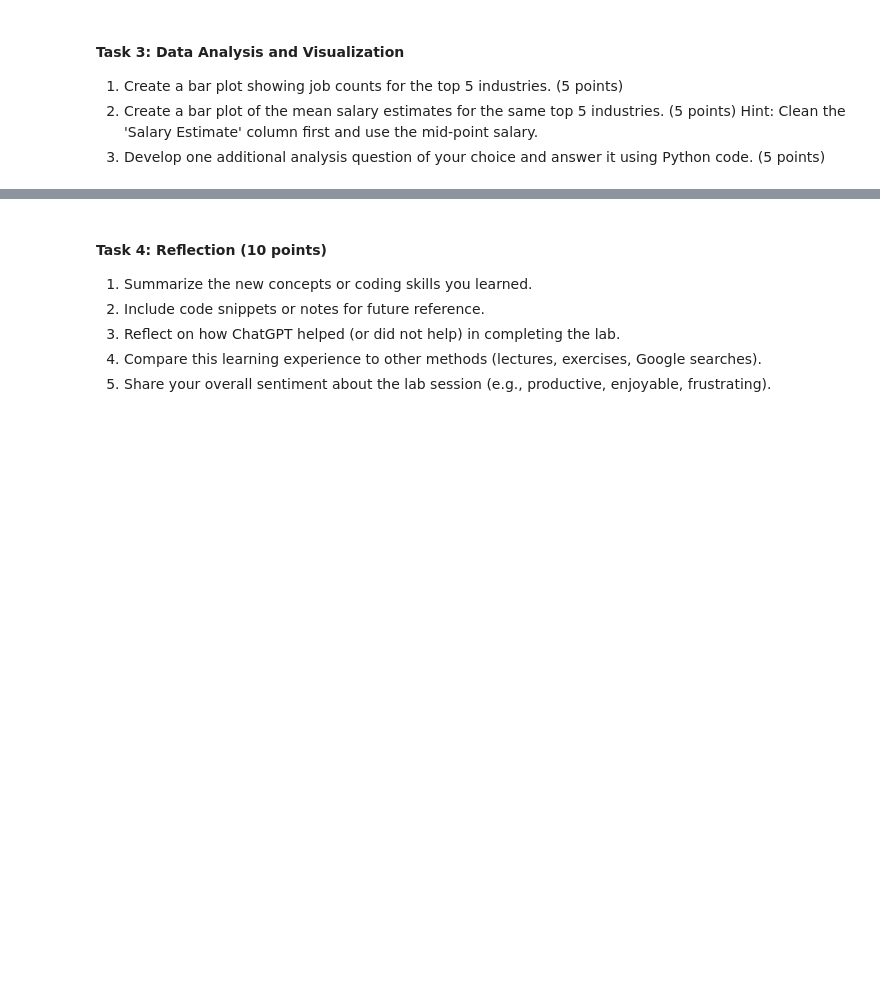
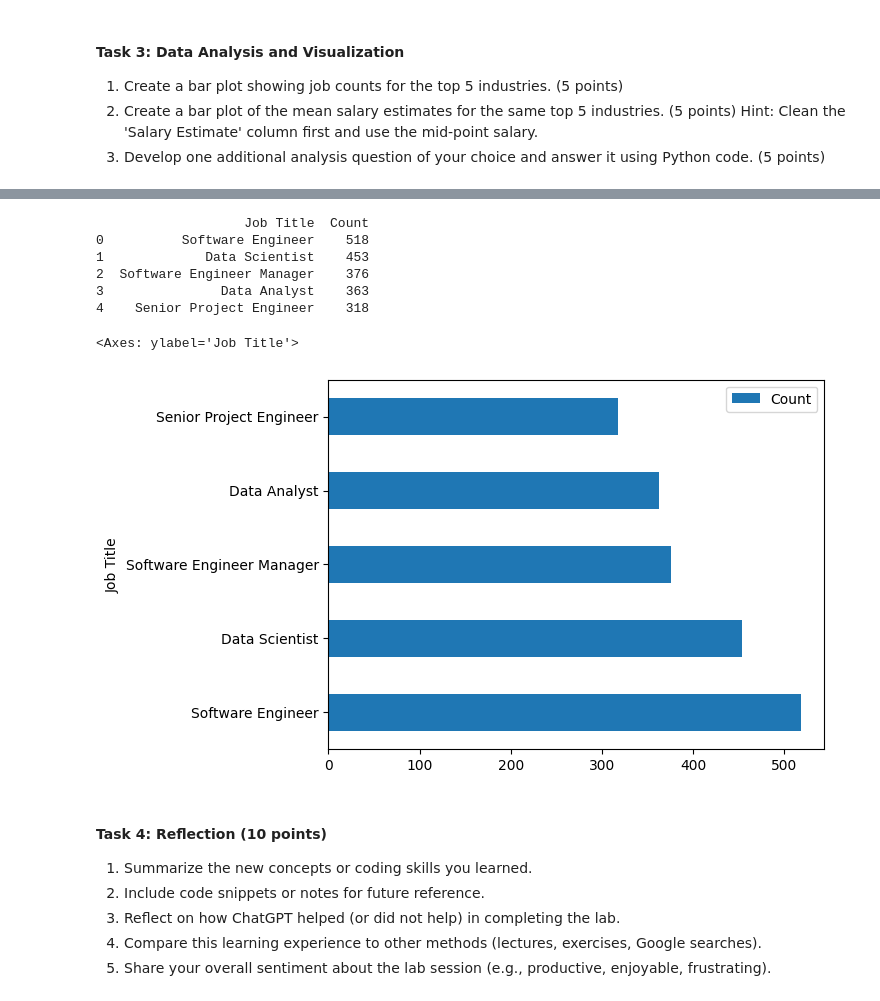
Before and after one commit to syddums/is428_data_mining, a Jupyter notebook: lab2_sydnee_angus.ipynb, the cells around one changed output, grey strips where cells are left out. Saved outputs shown, nothing was run; the diff lists cells and outputs as text; code cells hidden in the pictures; blank space fills up the shorter version.

```diff
--- a/lab2_sydnee_angus.ipynb
+++ b/lab2_sydnee_angus.ipynb
@@ -82,3 +98,27 @@ points)
+# %%
+jobs = jobs[['Job Title']]
+# %%
+jobs_count = jobs['Job Title'].value_counts().reset_index()
+# %%
+jobs_count.columns = ['Job Title', 'Count']
+# %%
+print(jobs_count.head(5))
+# %% [output]
+                   Job Title  Count
+0          Software Engineer    518
+1             Data Scientist    453
+2  Software Engineer Manager    376
+3               Data Analyst    363
+4    Senior Project Engineer    318
+# %%
+jobs_count.head(5).plot(
+    x='Job Title',
+    y='Count',
+    kind='barh',
+)
+# %% [output]
+<Axes: ylabel='Job Title'>
+[figure, added]
 # %% [markdown]
 #### Task 4: Reflection (10 points)
 1. Summarize the new concepts or coding skills you learned.
```
Also changed, not shown: parts of 4 cells of this notebook, 7 other files.
